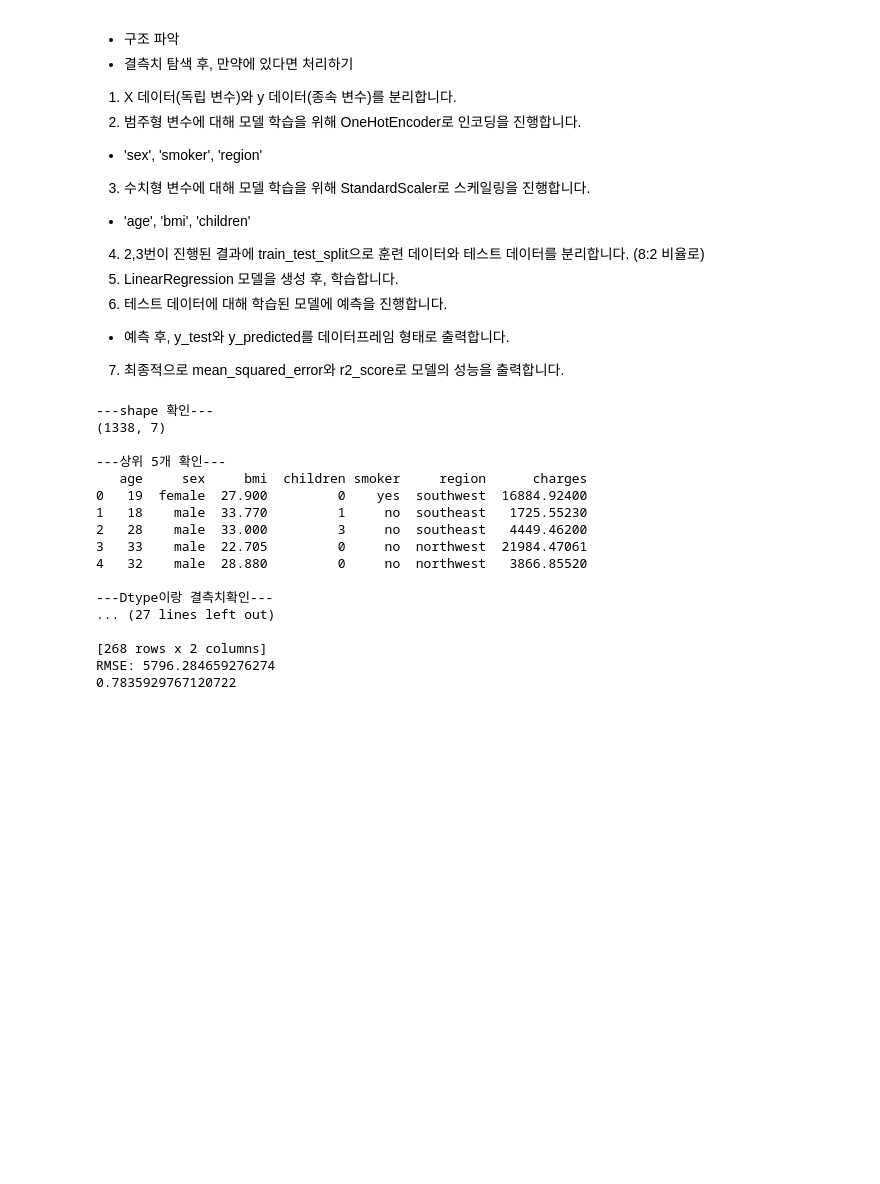
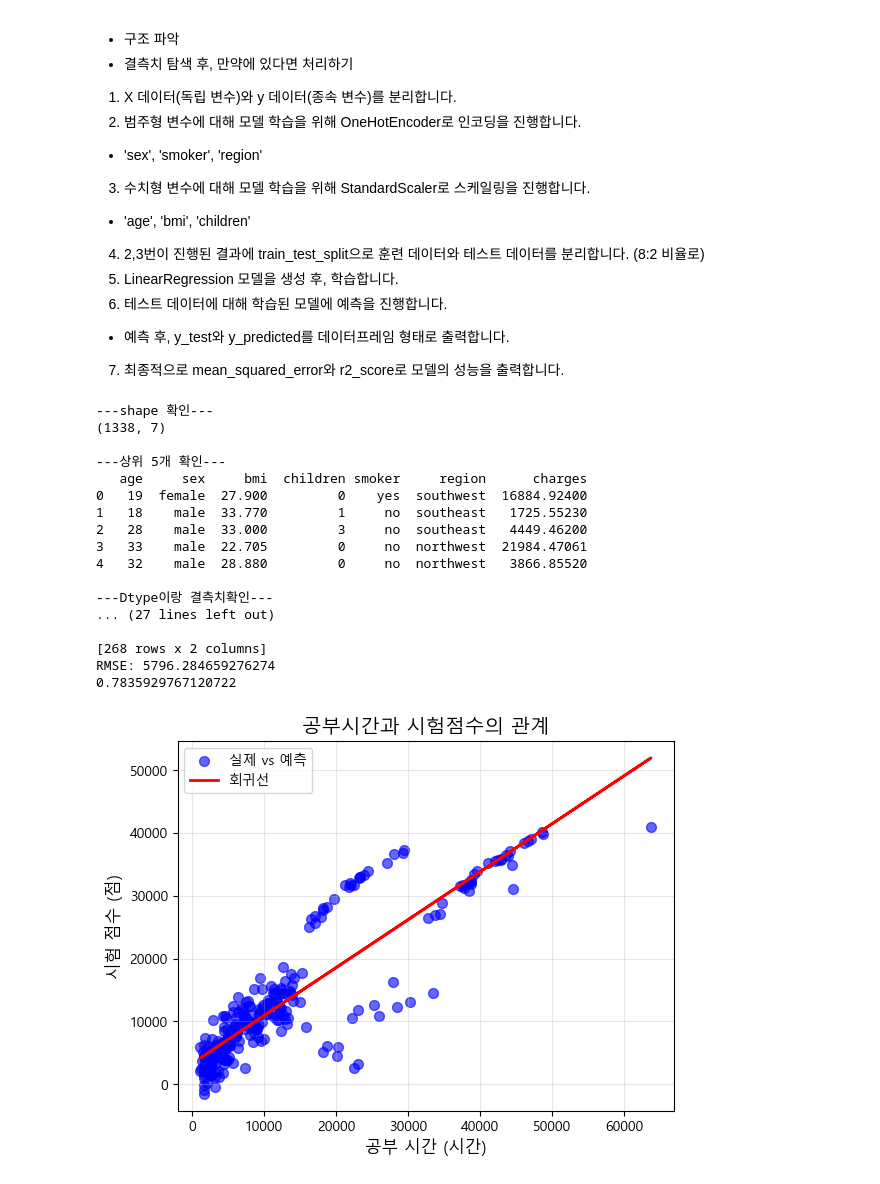
Before and after one commit to sano820/SSESAC_DE, a Jupyter notebook: 1121/[새싹][머신러닝] 회귀 실습.ipynb, the cells around one changed output. Drawn from its saved outputs; the diff is of its cells as text; code cells hidden in the pictures; blank space fills up the shorter version.

```diff
--- a/1121/[새싹][머신러닝] 회귀 실습.ipynb
+++ b/1121/[새싹][머신러닝] 회귀 실습.ipynb
@@ -513,30 +513,46 @@ pred = model.predict(X_test)
 # 실제 값과 예측 값 비교하는 데이터프레임 생성
 result = pd.DataFrame({
     'y_actual' : y_test,
     'y_predicted' : pred
 })
 print(result)
 
 # 7. 평가 진행 및 결과 출력
 # -실제 값과 예측 값과의 오차에 대한 평가
 rmse = np.sqrt(mean_squared_error(y_test, pred))
 print("RMSE:", rmse) # RMSE
 print(r2_score(y_test, pred)) # R2 Score
+
+
+# 산점도
+plt.scatter(y_test, pred, color='blue', label='실제 vs 예측', s=50, alpha=0.6)
+
+# 회귀선 그리기 (y_test와 pred를 기준으로 선형 회귀)
+m, b = np.polyfit(y_test, pred, 1)  # 1차 선형 회귀
+plt.plot(y_test, m*y_test + b, color='red', linewidth=2, label='회귀선')
+
+plt.xlabel('공부 시간 (시간)', fontsize=12)
+plt.ylabel('시험 점수 (점)', fontsize=12)
+plt.title('공부시간과 시험점수의 관계', fontsize=14)
+plt.legend()
+plt.grid(True, alpha=0.3)
+plt.show()
 # %% [output]
 ---shape 확인---
 (1338, 7)
 
 ---상위 5개 확인---
    age     sex     bmi  children smoker     region      charges
 0   19  female  27.900         0    yes  southwest  16884.92400
 1   18    male  33.770         1     no  southeast   1725.55230
 2   28    male  33.000         3     no  southeast   4449.46200
 3   33    male  22.705         0     no  northwest  21984.47061
 4   32    male  28.880         0     no  northwest   3866.85520
 
 ---Dtype이랑 결측치확인---
 ... (27 lines left out)
 
 [268 rows x 2 columns]
 RMSE: 5796.284659276274
 0.7835929767120722
+[figure, added]
```
